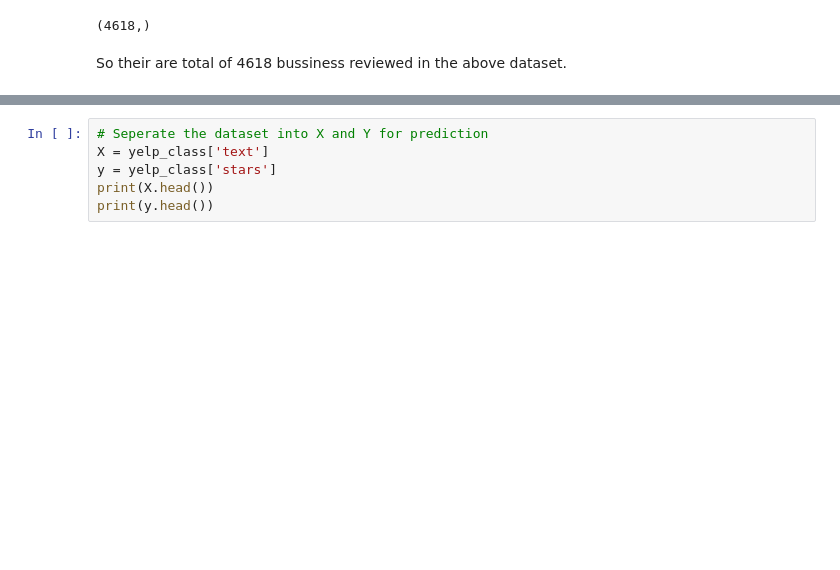
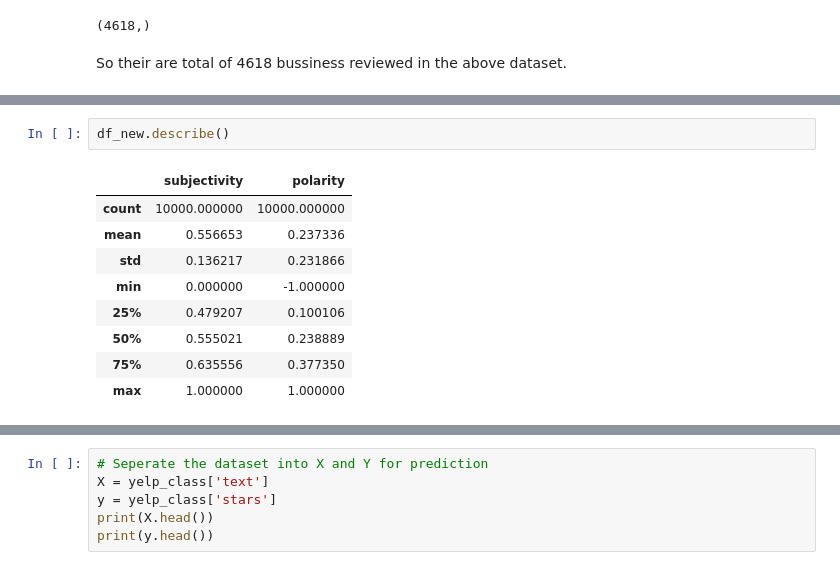
Before and after one commit to nishimishra71/Python, a Jupyter notebook: Capstone_2/Capstone_2.ipynb, the cells around one changed output, grey strips where cells are left out. Drawn from its saved outputs; the diff is of its cells as text; blank space fills up the shorter version.

```diff
--- a/Capstone_2/Capstone_2.ipynb
+++ b/Capstone_2/Capstone_2.ipynb
@@ -191,0 +240,12 @@ So their are total of 4618 bussiness reviewed in the above dataset.
+# %%
+df_new.describe()
+# %% [output]
+|  | subjectivity | polarity |
+| count | 10000.000000 | 10000.000000 |
+| mean | 0.556653 | 0.237336 |
+| std | 0.136217 | 0.231866 |
+| min | 0.000000 | -1.000000 |
+| 25% | 0.479207 | 0.100106 |
+| 50% | 0.555021 | 0.238889 |
+| 75% | 0.635556 | 0.377350 |
+| max | 1.000000 | 1.000000 |
```
Also changed, not shown: parts of 17 cells of this notebook.
